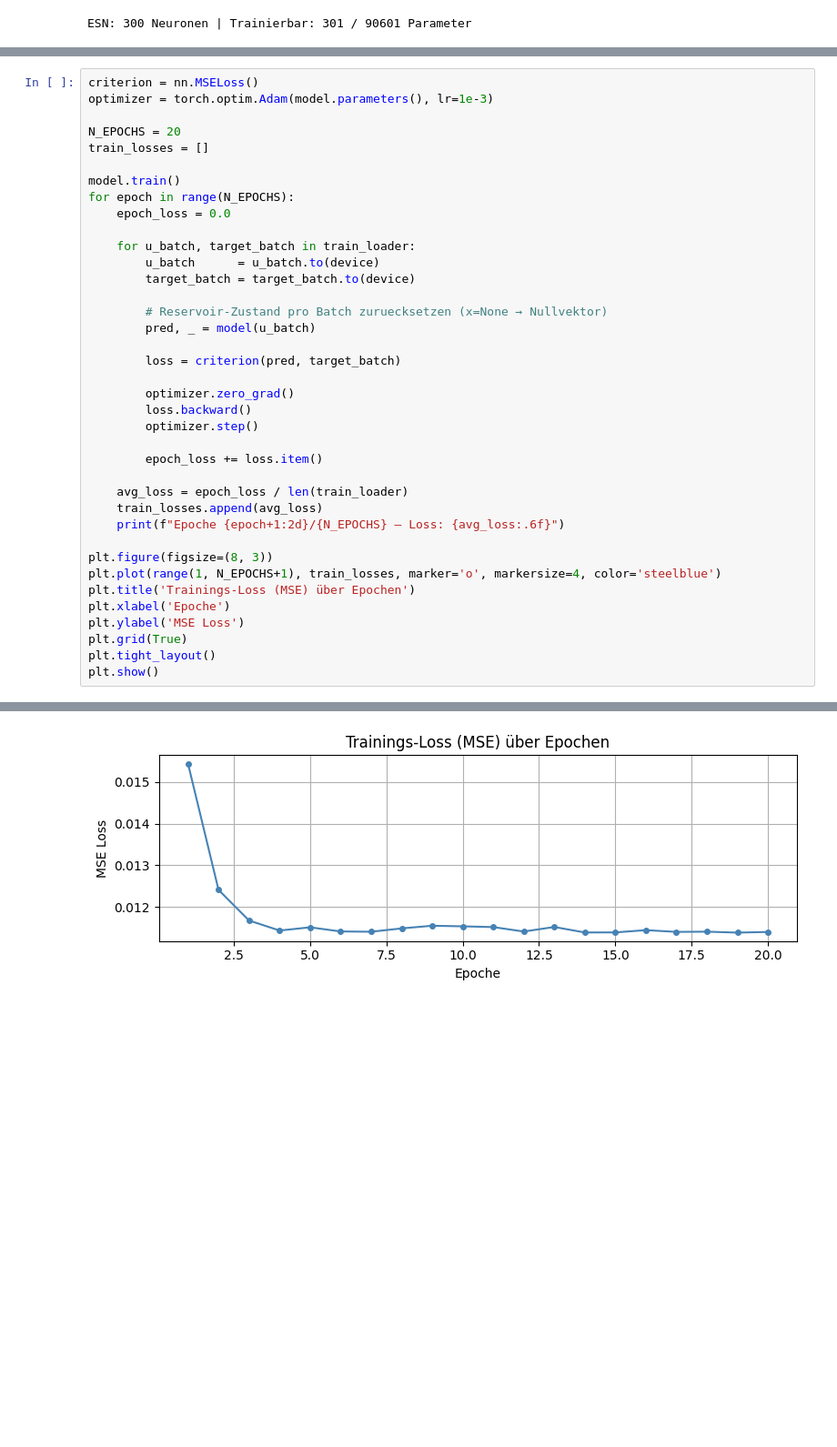
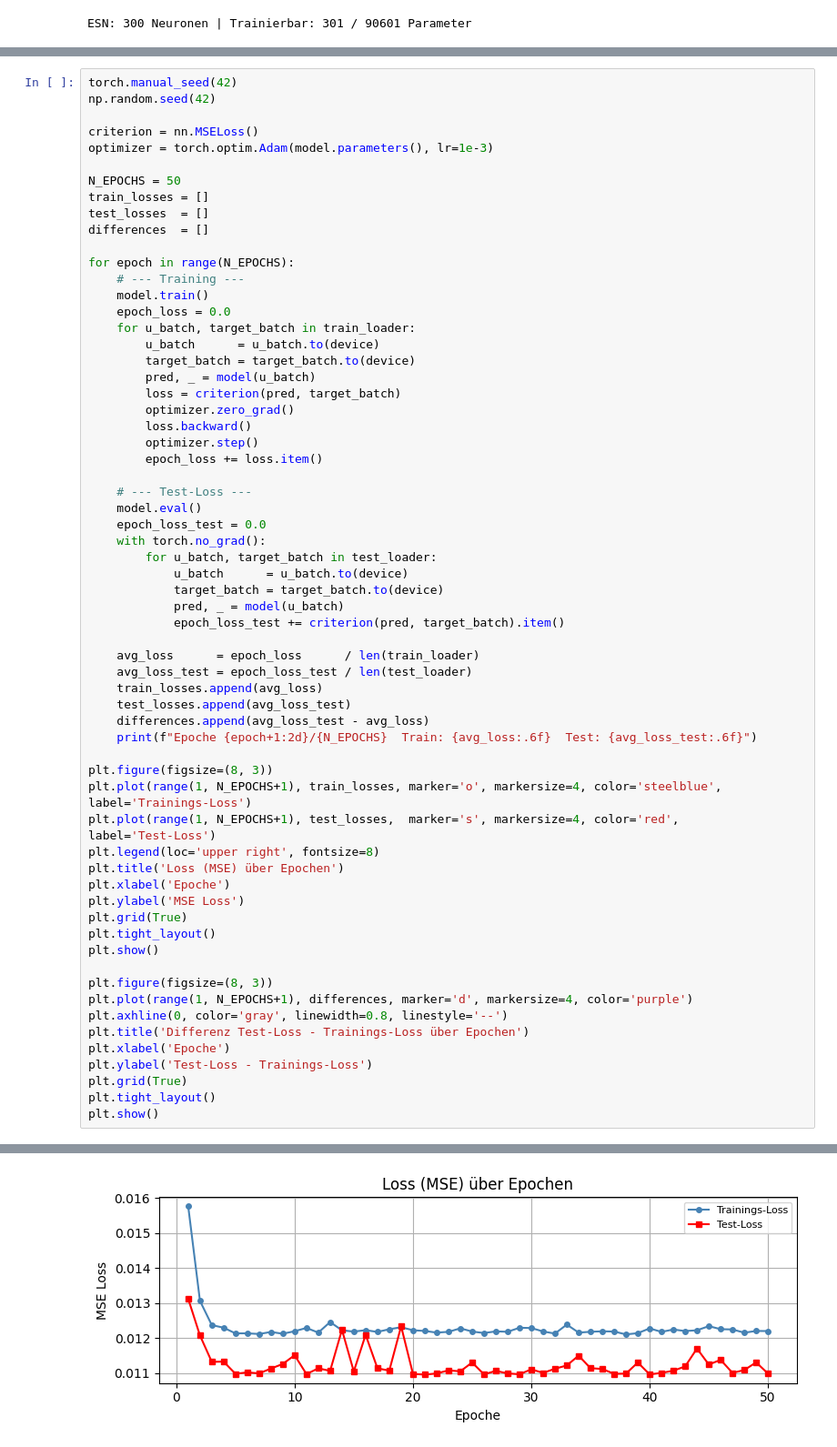
Before and after one commit to RyanMikus/echo_state_network_fs26, a Jupyter notebook: 02ANN_Training.ipynb, the cells around one changed output, grey strips where cells are left out. Shown at 91% size. Cells and saved outputs as stored; diff of their text form; blank space fills up the shorter version.

```diff
--- a/02ANN_Training.ipynb
+++ b/02ANN_Training.ipynb
@@ -304,39 +314,64 @@ Für jede Epoche:
 # %%
+torch.manual_seed(42)
+np.random.seed(42)
+
 criterion = nn.MSELoss()
 optimizer = torch.optim.Adam(model.parameters(), lr=1e-3)
 
-N_EPOCHS = 20
+N_EPOCHS = 50
 train_losses = []
+test_losses  = []
+differences  = []
 
-model.train()
 for epoch in range(N_EPOCHS):
+    # --- Training ---
+    model.train()
     epoch_loss = 0.0
-
     for u_batch, target_batch in train_loader:
         u_batch      = u_batch.to(device)
         target_batch = target_batch.to(device)
-
-        # Reservoir-Zustand pro Batch zuruecksetzen (x=None → Nullvektor)
         pred, _ = model(u_batch)
-
         loss = criterion(pred, target_batch)
-
         optimizer.zero_grad()
         loss.backward()
         optimizer.step()
-
         epoch_loss += loss.item()
 
-    avg_loss = epoch_loss / len(train_loader)
+    # --- Test-Loss ---
+    model.eval()
+    epoch_loss_test = 0.0
+    with torch.no_grad():
+        for u_batch, target_batch in test_loader:
+            u_batch      = u_batch.to(device)
+            target_batch = target_batch.to(device)
+            pred, _ = model(u_batch)
+            epoch_loss_test += criterion(pred, target_batch).item()
+
+    avg_loss      = epoch_loss      / len(train_loader)
+    avg_loss_test = epoch_loss_test / len(test_loader)
     train_losses.append(avg_loss)
-    print(f"Epoche {epoch+1:2d}/{N_EPOCHS} — Loss: {avg_loss:.6f}")
+    test_losses.append(avg_loss_test)
+    differences.append(avg_loss_test - avg_loss)
+    print(f"Epoche {epoch+1:2d}/{N_EPOCHS}  Train: {avg_loss:.6f}  Test: {avg_loss_test:.6f}")
 
 plt.figure(figsize=(8, 3))
-plt.plot(range(1, N_EPOCHS+1), train_losses, marker='o', markersize=4, color='steelblue')
-plt.title('Trainings-Loss (MSE) über Epochen')
+plt.plot(range(1, N_EPOCHS+1), train_losses, marker='o', markersize=4, color='steelblue', label='Trainings-Loss')
+plt.plot(range(1, N_EPOCHS+1), test_losses,  marker='s', markersize=4, color='red',       label='Test-Loss')
+plt.legend(loc='upper right', fontsize=8)
+plt.title('Loss (MSE) über Epochen')
 plt.xlabel('Epoche')
 plt.ylabel('MSE Loss')
 plt.grid(True)
 plt.tight_layout()
 plt.show()
+
+plt.figure(figsize=(8, 3))
+plt.plot(range(1, N_EPOCHS+1), differences, marker='d', markersize=4, color='purple')
+plt.axhline(0, color='gray', linewidth=0.8, linestyle='--')
+plt.title('Differenz Test-Loss - Trainings-Loss über Epochen')
+plt.xlabel('Epoche')
+plt.ylabel('Test-Loss - Trainings-Loss')
+plt.grid(True)
+plt.tight_layout()
+plt.show()
 # %% [output]
@@ -363 +395 @@ Epoche 20/20 — Loss: 0.011403
-[figure, old version]
+[figure, new version]
```
Also changed, not shown: parts of 13 cells of this notebook, 2 other files.
